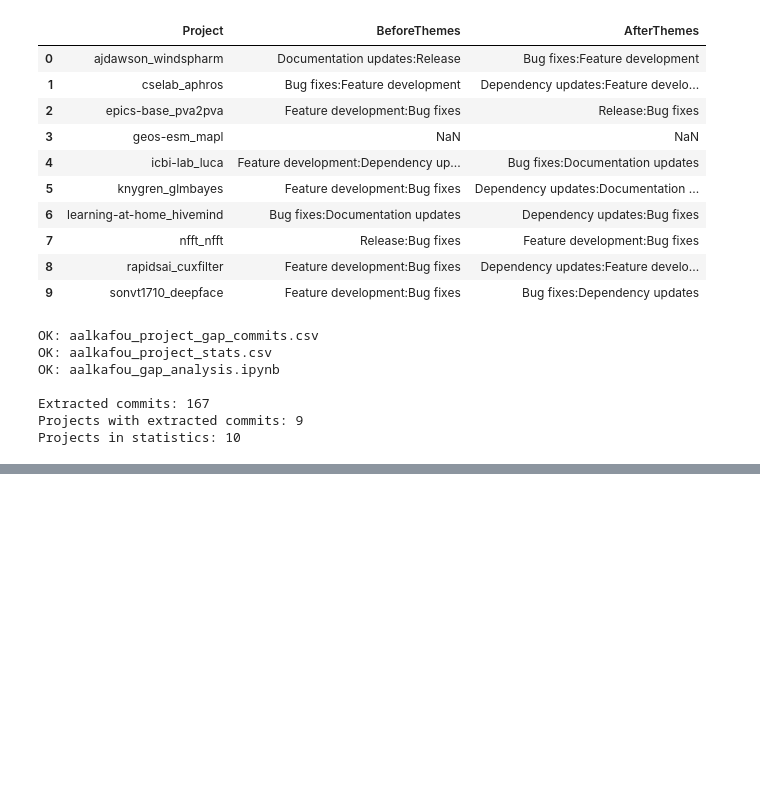
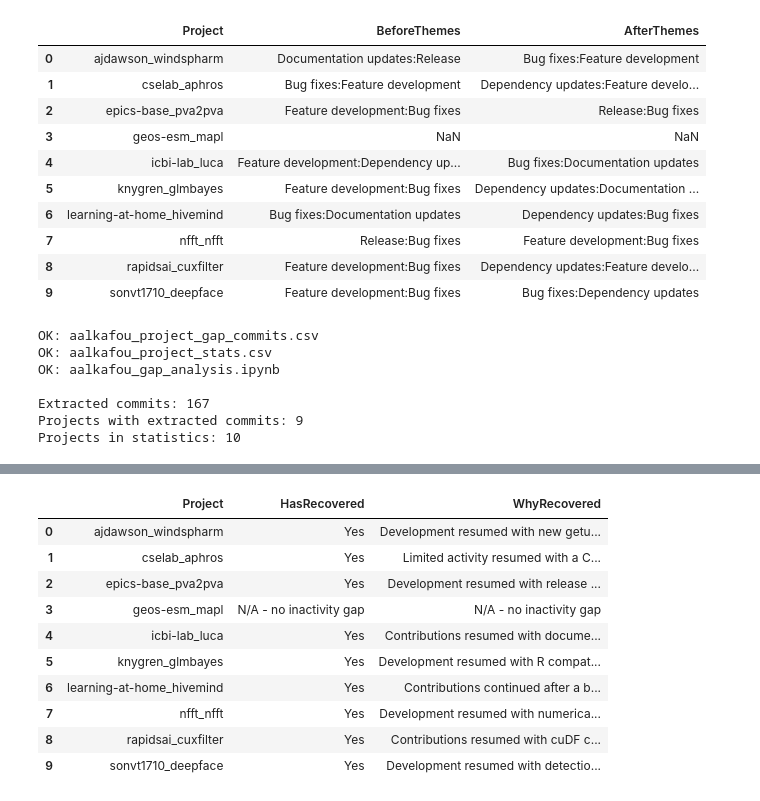
Before and after one commit to Amiraa-Alkafoury/MiniProject2, a Jupyter notebook: aalkafou_gap_analysis.ipynb, the cells around one changed output, grey strips where cells are left out. Saved outputs shown, nothing was run; the diff lists cells and outputs as text; code cells hidden in the pictures; blank space fills up the shorter version.

```diff
--- a/aalkafou_gap_analysis.ipynb
+++ b/aalkafou_gap_analysis.ipynb
@@ -544,0 +651,42 @@ Projects in statistics: 10
+# %%
+# Determine whether commits resumed after each project's longest gap
+stats["HasRecovered"] = stats.apply(
+    lambda row: (
+        "N/A - no inactivity gap"
+        if row["LongestGapLength"] == 0
+        else "Yes"
+        if row["NumCommitsAfterLastGap"] > 0
+        else "No"
+    ),
+    axis=1
+)
+
+# Describe observed post-gap activity without assuming its cause
+recovery_reasons = {
+    "ajdawson_windspharm": "Development resumed with new getuv methods, maintenance, and compatibility fixes.",
+    "cselab_aphros": "Limited activity resumed with a CMake update and a new simulation example.",
+    "epics-base_pva2pva": "Development resumed with release preparation, compiler fixes, and CI updates.",
+    "icbi-lab_luca": "Contributions resumed with documentation updates and corrections to scientific metadata.",
+    "knygren_glmbayes": "Development resumed with R compatibility updates and CRAN preparation.",
+    "learning-at-home_hivemind": "Contributions continued after a brief gap, focusing on dependency compatibility and bug fixes.",
+    "nfft_nfft": "Development resumed with numerical functionality, platform support, and bug fixes.",
+    "rapidsai_cuxfilter": "Contributions resumed with cuDF compatibility and deployment updates.",
+    "sonvt1710_deepface": "Development resumed with detection, preprocessing, and performance improvements.",
+    "geos-esm_mapl": "N/A - no inactivity gap"
+}
+
+stats["WhyRecovered"] = stats["Project"].map(recovery_reasons)
+
+display(stats[["Project", "HasRecovered", "WhyRecovered"]])
+# %% [output]
+|  | Project | HasRecovered | WhyRecovered |
+| 0 | ajdawson_windspharm | Yes | Development resumed with new getu... |
+| 1 | cselab_aphros | Yes | Limited activity resumed with a C... |
+| 2 | epics-base_pva2pva | Yes | Development resumed with release ... |
+| 3 | geos-esm_mapl | N/A - no inactivity gap | N/A - no inactivity gap |
+| 4 | icbi-lab_luca | Yes | Contributions resumed with docume... |
+| 5 | knygren_glmbayes | Yes | Development resumed with R compat... |
+| 6 | learning-at-home_hivemind | Yes | Contributions continued after a b... |
+| 7 | nfft_nfft | Yes | Development resumed with numerica... |
+| 8 | rapidsai_cuxfilter | Yes | Contributions resumed with cuDF c... |
+| 9 | sonvt1710_deepface | Yes | Development resumed with detectio... |
```
Also changed, not shown: parts of 13 cells of this notebook, 12 other files.
